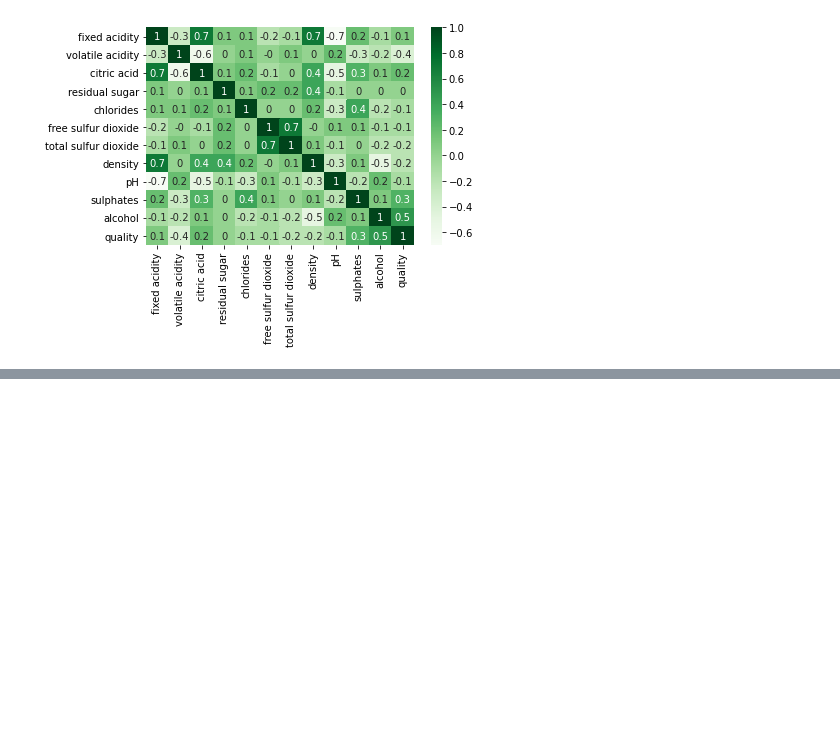
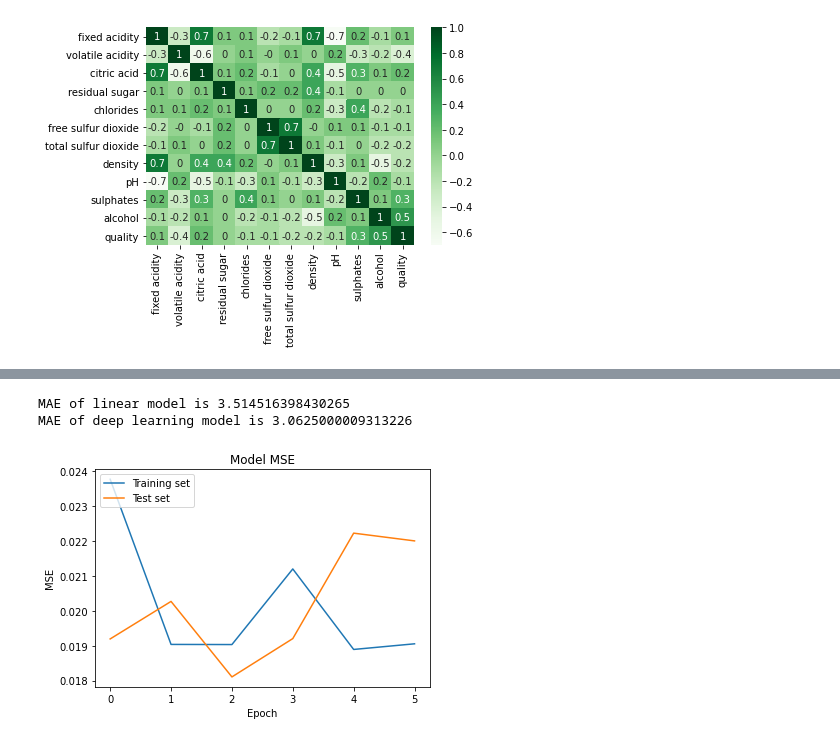
Before and after one commit to ingriderika/Py2b_erika_staffansdotter, a Jupyter notebook: week3/Assignment3FreshData.ipynb, the cells around one changed output, grey strips where cells are left out. Drawn from its saved outputs; the diff is of its cells as text; code cells hidden in the pictures; blank space fills up the shorter version.

```diff
--- a/week3/Assignment3FreshData.ipynb
+++ b/week3/Assignment3FreshData.ipynb
@@ -734,16 +733,17 @@ sns.heatmap(corr_mat, annot=True, cmap="Greens")
 # %%
 from sklearn.linear_model import LinearRegression
+from sklearn.model_selection import train_test_split
+from sklearn.metrics import mean_absolute_error as mae
 import matplotlib.pyplot as plt
 y = df["quality"].values
 x = df.copy()
 x = df.drop(columns="quality")
 x=x.values
-lin_mod = LinearRegression().fit(x,y)
 
-#plt.scatter(y,df["quality"],  color='black')
+x_train, x_test, y_train, y_test = train_test_split(x, y, random_state = 42)
 
-plt.scatter(y, lin_mod.predict(x), color='green', linewidth=1)
-#plt.xticks(())
-#plt.yticks(())
-plt.show()
+lin_mod = LinearRegression().fit(x_train,y_train)
+y_pred = lin_mod.predict(x_test)
+MAE_lin_norm = mae(y_test,y_pred)
+print("Normalized MAE for the linear model is {}".format(MAE_lin_norm))
 # %% [output]
@@ -757,12 +757,21 @@ from keras.layers import Dense, Activation
 from keras import optimizers
 
 mod = Sequential()
-mod.add(layers.Dense(2, activation="relu"))
+mod.add(layers.Dense(64))
+mod.add(layers.Dense(16, activation="relu"))
+mod.add(layers.Dense(16, activation="sigmoid"))
 mod.add(Dense(1))
 
-mod.compile(optimizer="Adam", loss='mean_squared_error', metrics=['accuracy'])
-history = mod.fit(x, y, batch_size=10, epochs=20)
-loss, accuracy = mod.evaluate(x, y)
-print("The normalized MSE is {}".format(loss))
-print("The normalized MAE is {}".format(accuracy))
+opt = optimizers.Adam(learning_rate=0.01)
+mod.compile(optimizer=opt, loss='mean_squared_error', metrics=['accuracy'])
+callback = tf.keras.callbacks.EarlyStopping(
+    monitor="val_loss",
+    patience=3,
+    restore_best_weights=True,
+)
+history = mod.fit(x_train, y_train, validation_split=0.33, epochs=150, batch_size=10, verbose=0, callbacks = [callback])
+#history = mod.fit(x, y, epochs=50)
+loss, accuracy = mod.evaluate(x_test, y_test)
+print("The normalized MSE for DL model is {}".format(loss))
+print("The normalized MAE for DL model is {}".format(accuracy))
 # %% [output]
@@ -785,0 +781,20 @@ The normalized MAE is 0.015634771436452866
+# %%
+MAE_lin = un_normalize_values(MAE_lin_norm,df_copy["quality"].max(), df_copy["quality"].min())
+print("MAE of linear model is {}".format(MAE_lin))
+MAE = un_normalize_values(accuracy,df_copy["quality"].max(), df_copy["quality"].min())
+print("MAE of deep learning model is {}".format(MAE))
+#MSE = un_normalize_values(loss,df_copy["quality"].max(), df_copy["quality"].min())
+#print(MSE)
+# %% [output]
+MAE of linear model is 3.514516398430265
+MAE of deep learning model is 3.0625000009313226
+# %%
+plt.plot(history.history['loss'])
+plt.plot(history.history['val_loss'])
+plt.title('Model MSE')
+plt.ylabel('MSE')
+plt.xlabel('Epoch')
+plt.legend(['Training set', 'Test set'], loc='upper left')
+plt.show()
+# %% [output]
+[figure, added]
```
Also changed, not shown: parts of 10 cells of this notebook.
